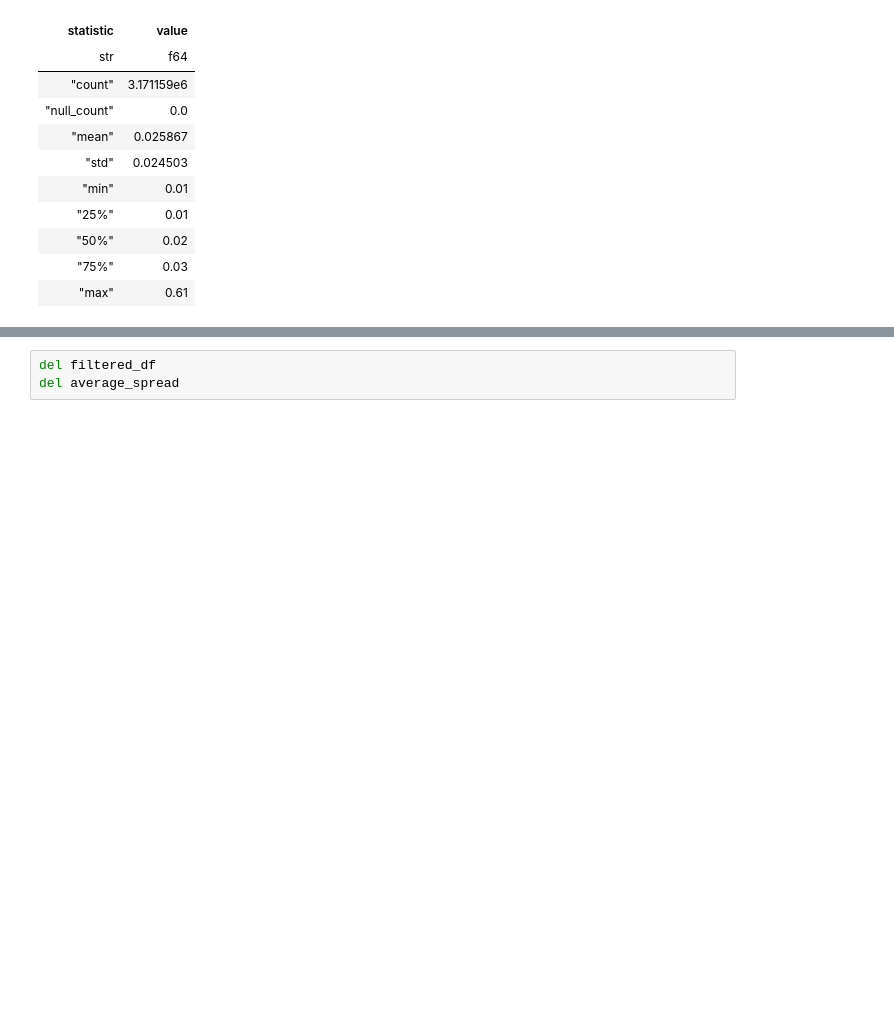
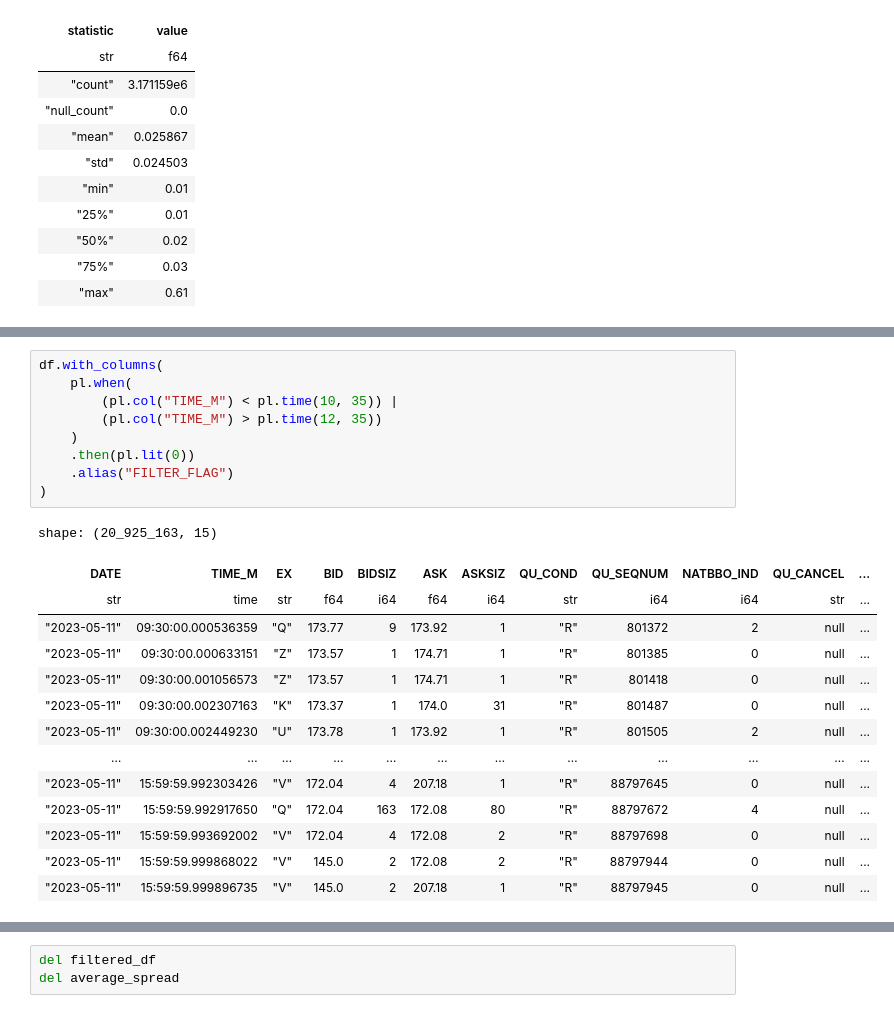
Before and after one commit to changjulian17/mqf_practice, a Jupyter notebook: QF621_Quant_Trading_Strats/order_rebalancing/archive/aapl_oneex.ipynb, the cells around one changed output, grey strips where cells are left out. Cells and saved outputs as stored; diff of their text form; blank space fills up the shorter version.

```diff
--- a/QF621_Quant_Trading_Strats/order_rebalancing/archive/aapl_oneex.ipynb
+++ b/QF621_Quant_Trading_Strats/order_rebalancing/archive/aapl_oneex.ipynb
@@ -131,0 +172,24 @@ shape: (9, 2)
+# %%
+df.with_columns(
+    pl.when(
+        (pl.col("TIME_M") < pl.time(10, 35)) |
+        (pl.col("TIME_M") > pl.time(12, 35))
+    )
+    .then(pl.lit(0))
+    .alias("FILTER_FLAG")
+)
+# %% [output]
+shape: (20_925_163, 15)
+| DATE | TIME_M | EX | BID | BIDSIZ | ASK | ASKSIZ | QU_COND | QU_SEQNUM | NATBBO_IND | QU_CANCEL | ... |
+| str | time | str | f64 | i64 | f64 | i64 | str | i64 | i64 | str | ... |
+| "2023-05-11" | 09:30:00.000536359 | "Q" | 173.77 | 9 | 173.92 | 1 | "R" | 801372 | 2 | null | ... |
+| "2023-05-11" | 09:30:00.000633151 | "Z" | 173.57 | 1 | 174.71 | 1 | "R" | 801385 | 0 | null | ... |
+| "2023-05-11" | 09:30:00.001056573 | "Z" | 173.57 | 1 | 174.71 | 1 | "R" | 801418 | 0 | null | ... |
+| "2023-05-11" | 09:30:00.002307163 | "K" | 173.37 | 1 | 174.0 | 31 | "R" | 801487 | 0 | null | ... |
+| "2023-05-11" | 09:30:00.002449230 | "U" | 173.78 | 1 | 173.92 | 1 | "R" | 801505 | 2 | null | ... |
+| … | … | … | … | … | … | … | … | … | … | … | ... |
+| "2023-05-11" | 15:59:59.992303426 | "V" | 172.04 | 4 | 207.18 | 1 | "R" | 88797645 | 0 | null | ... |
+| "2023-05-11" | 15:59:59.992917650 | "Q" | 172.04 | 163 | 172.08 | 80 | "R" | 88797672 | 4 | null | ... |
+| "2023-05-11" | 15:59:59.993692002 | "V" | 172.04 | 4 | 172.08 | 2 | "R" | 88797698 | 0 | null | ... |
+| "2023-05-11" | 15:59:59.999868022 | "V" | 145.0 | 2 | 172.08 | 2 | "R" | 88797944 | 0 | null | ... |
+| "2023-05-11" | 15:59:59.999896735 | "V" | 145.0 | 2 | 207.18 | 1 | "R" | 88797945 | 0 | null | ... |
```
Also changed, not shown: parts of 16 cells of this notebook, 5 other files.
